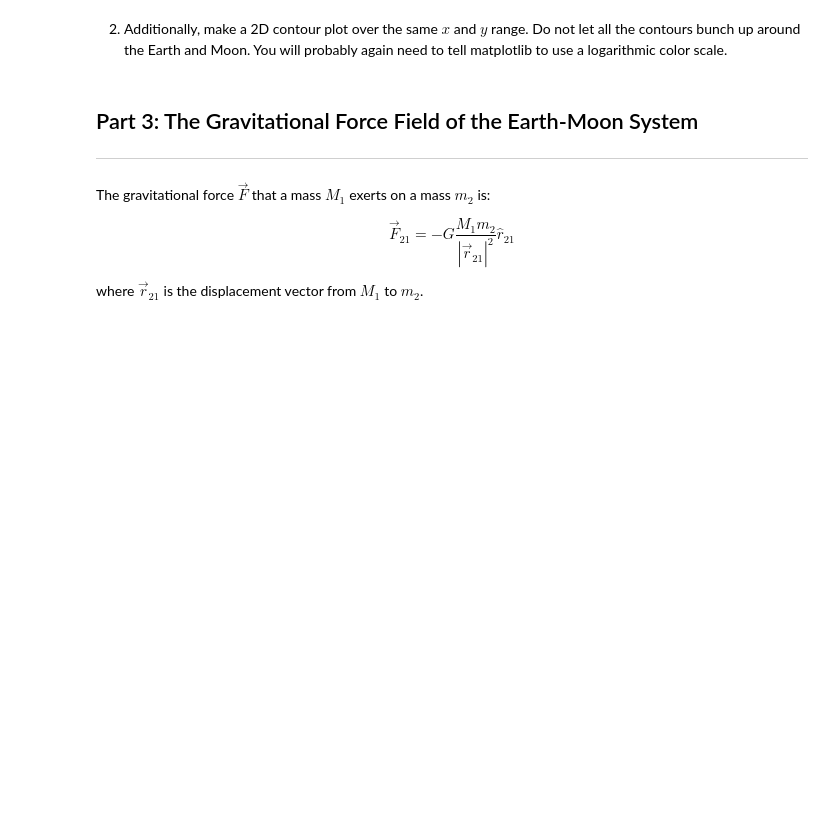
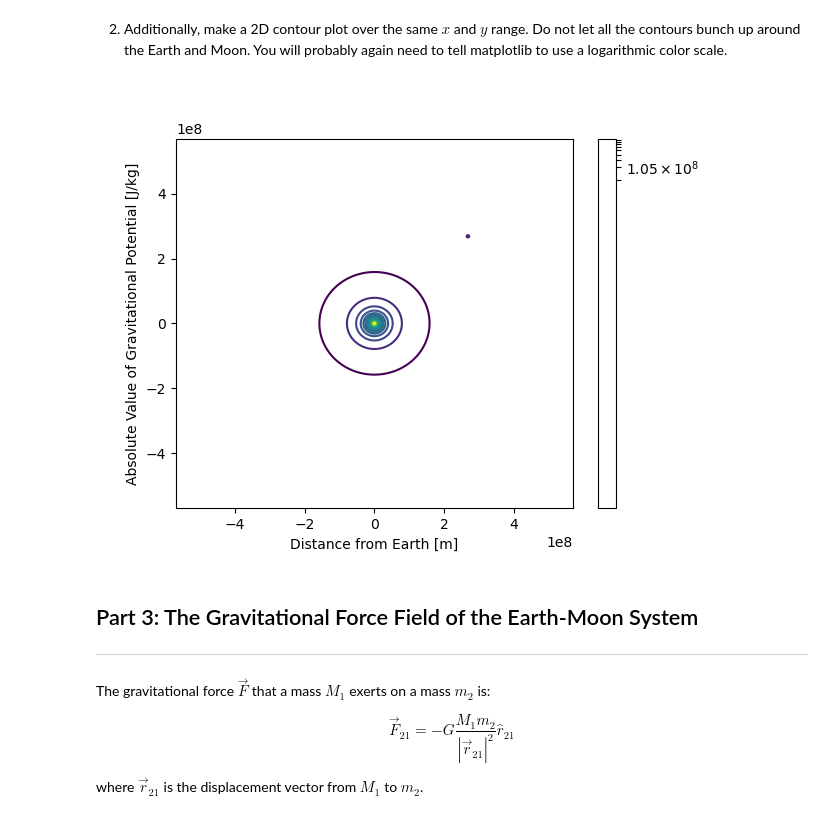
Before and after one commit to PPizzil1/PHYS265-spring26, a Jupyter notebook: Lab1/lab1_blank.ipynb, the cells around one changed output. Cells and saved outputs as stored; diff of their text form; code cells hidden in the pictures; blank space fills up the shorter version.

```diff
--- a/Lab1/lab1_blank.ipynb
+++ b/Lab1/lab1_blank.ipynb
@@ -155,6 +176,24 @@ of the gravitational potential of the combined Earth-Moon system.
 2. Additionally, make a 2D contour plot over the same $x$ and $y$ range.
 Do not let all the contours bunch up around the Earth and Moon.
 You will probably again need to tell matplotlib to use a logarithmic color scale.
+# %%
+fig, ax = plt.subplots()
+
+n = 1024
+x = np.linspace(-d_EM*1.5,d_EM*1.5,n)
+y = np.linspace(-d_EM*1.5,d_EM*1.5,n)
+x_grid, y_grid = np.meshgrid(x,y)
+
+ME_system = abs(Potential(M_E,0,0,x_grid,y_grid))+abs(Potential(M_M,d_EM/np.sqrt(2),d_EM/np.sqrt(2),x_grid,y_grid))
+
+pot2 = ax.contour(x_grid,y_grid,ME_system,levels=200,norm="log")
+
+cbar = fig.colorbar(pot2)
+
+ax.set_xlabel("Distance from Earth [m]")
+ax.set_ylabel("Absolute Value of Gravitational Potential [J/kg]");
+# %% [output]
+[figure, added]
 # %% [markdown]
 ## Part 3: The Gravitational Force Field of the Earth-Moon System
 ----
```
Also changed, not shown: parts of 12 cells of this notebook.
